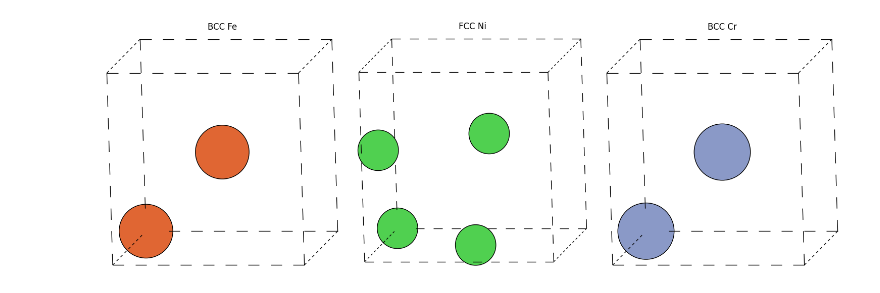
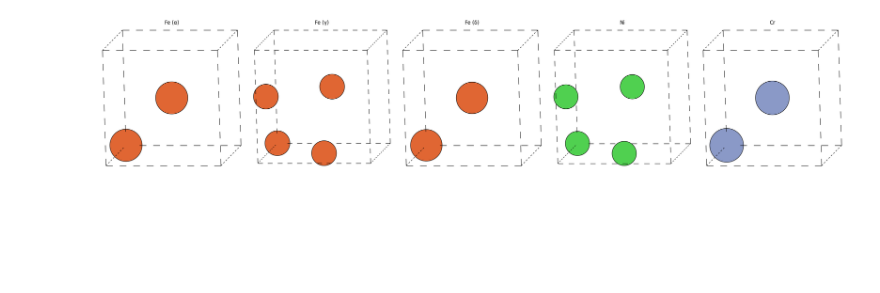
Before and after one commit to alanszewerniak/Calphad, a Jupyter notebook: Project1_ASE_crystallography.ipynb, the cells around one changed output. Cells and saved outputs as stored; diff of their text form; code cells hidden in the pictures; blank space fills up the shorter version.

```diff
--- a/Project1_ASE_crystallography.ipynb
+++ b/Project1_ASE_crystallography.ipynb
@@ -17,35 +17,52 @@ ni = Structure.from_spacegroup("Fm-3m", Lattice.cubic(3.524), ["Ni"], [[0, 0, 0]
 # "Fm-3m": FCC space group, a=3.524 Å
 
 # Build BCC Iron using pymatgen
-fe = Structure.from_spacegroup("Im-3m", Lattice.cubic(2.870), ["Fe"], [[0, 0, 0]])
-# "Im-3m": BCC space group, a=2.870 Å
+fe_alpha = Structure.from_spacegroup("Im-3m", Lattice.cubic(2.870), ["Fe"], [[0, 0, 0]])
+# "Im-3m": BCC space group, a=2.870 Å when fe is below 912 °C (alpha-Fe)
+
+fe_gamma = Structure.from_spacegroup("Fm-3m", Lattice.cubic(3.656), ["Fe"], [[0, 0, 0]])
+# "Fm-3m": FCC space group, a=3.656 Å when fe is above 912 °C (gamma-Fe) and below 1394 °C (delta-Fe)
+
+fe_delta = Structure.from_spacegroup("Im-3m", Lattice.cubic(2.930), ["Fe"], [[0, 0, 0]])
+# "Im-3m" Bcc space group, a=2.930 Å when fe is above 1394 °C (delta-Fe)
 
 # Build BCC Chromium using pymatgen
 cr = Structure.from_spacegroup("Im-3m", Lattice.cubic(2.884), ["Cr"], [[0, 0, 0]])
-# from_spacegroup: builds full crystal using symmetry rules — no need to type every atom
-# Lattice.cubic(2.884): defines unit cell box — all sides 2.884 Å, all angles 90°
+# from_spacegroup: builds full crystal using symmetry rules, no need to type every atom
+# Lattice.cubic(2.884): defines unit cell box, all sides 2.884 Å, all angles 90°
 # ["Cr"]: element placed at the starting position
-# [[0,0,0]]: one unique atom position — pymatgen uses Im-3m symmetry to auto-generate
+# [[0,0,0]]: one unique atom position, pymatgen uses Im-3m symmetry to auto-generate
 #            the body-centre atom at [0.5, 0.5, 0.5]
 
-for name, structure in [("Fe", fe), ("Ni", ni), ("Cr", cr)]:
+structures = [
+    ("Fe (α)", fe_alpha),
+    ("Fe (γ)", fe_gamma),
+    ("Fe (δ)", fe_delta),
+    ("Ni",     ni),
+    ("Cr",     cr),
+]
+
+for name, structure in structures:
     print(f"\n{name}")
     print(f"  Number of atoms in unit cell : {len(structure)}")
     print(f"  Lattice parameter            : {structure.lattice.a:.3f} Å")
     print(f"  Volume                       : {structure.volume:.3f} Å³")
     print(f"  Sites                        : {structure.sites}")
+# loops through all 5 print statements for each individual structure
 
 # ── VISUALISATION ─────────────────────────────────────────────────────────────
 
 adaptor = AseAtomsAdaptor()
 # Converts pymatgen Structure → ASE Atoms so plot_atoms can render them
 
-fig, axes = plt.subplots(1, 3, figsize=(15, 5))
+fig, axes = plt.subplots(1, 5, figsize=(25, 5))
+# 1 row, 5 columns — one subplot per structure
 
-for ax, (name, structure) in zip(axes, [("BCC Fe", fe), ("FCC Ni", ni), ("BCC Cr", cr)]):
+for ax, (name, structure) in zip(axes, structures):
     ase_atoms = adaptor.get_atoms(structure)
     plot_atoms(ase_atoms, ax, radii=0.3, rotation="10x,-10y,0z")
     ax.set_title(name)
+# loops through all 5 structures and plots each one
 
 plt.tight_layout()
 plt.show()
@@ -54,4 +71,50 @@ plt.show()
 # Corner atoms appear as full circles but are shared across 8 neighbouring unit cells (each cell owns 1/8)
 # Face atoms are shared across 2 neighbouring unit cells (each cell owns 1/2)
 # The visualisation shows position only, not fractional ownership
+
+#── BINARY: TWO-ELEMENT ALLOYS ───────────────────────────────────────────────
+
+# Build BCC Fe-Cr alloy using pymatgen
+Lattice_params = {
+    "Fe": 2.870,
+    "Ni": 3.524,
+    "Cr": 2.884
+}
+
+space_group = {
+    "Fe": "Im-3m",
+    "Ni": "Fm-3m",
+    "Cr": "Im-3m"
+}
+
+
+def alloy(element1, element2):
+    composition = [ 0, 0.25, 0.5, 0.75, 1.0]
+    structure = Structure.from_spacegroup(space_group[element1], Lattice.cubic(lattice_params[element1]), [element1], [[0, 0, 0]])
+    n_atoms = len(structure.make_supercell([2, 2, 2]))
+    n_element1 = [int(n_atoms * x) for x in composition]
+    n_element2 = [n_atoms - x for x in n_element1]
+
+    alloy_results = []
+
+    for x, n1, n2 in zip(composition, n_element1, n_element2):
+     structure = Structure.from_spacegroup(space_group[element1], Lattice.cubic(lattice_params[element1]), [element1], [[0, 0, 0]])
+     supercell = structure.make_supercell([2, 2, 2])
+     for i in range(n2):
+        supercell.replace(i, element2)
+
+     alloy_results.append({
+            "system": f"{element1}-{element2}",
+            "composition_x": x,
+            f"n_{element1}": n1,
+            f"n_{element2}": n2,
+            "structure": supercell,
+            "lattice_a_vegard": Lattice_params[element1] * (1 - x) + Lattice_params[element2] * x,
+        })
+
+     print(f"\n{element1}, {n1} + {element2}, {n2} alloy | lattice_a = {Lattice_params[element1] * (1 - x) + Lattice_params[element2] * x:.3f} Å")
+
+alloy("Fe", "Cr")
+alloy("Fe", "Ni")
+alloy("Cr", "Ni")
 # %% [output]
@@ -71,5 +134,5 @@ Cr
   Number of atoms in unit cell : 2
   Lattice parameter            : 2.884 Å
   Volume                       : 23.988 Å³
   Sites                        : [PeriodicSite: Cr (0.0, 0.0, 0.0) [0.0, 0.0, 0.0], PeriodicSite: Cr (1.442, 1.442, 1.442) [0.5, 0.5, 0.5]]
-[figure, old version]
+[figure, new version]
```
Also changed, not shown: parts of 1 cell of this notebook.
